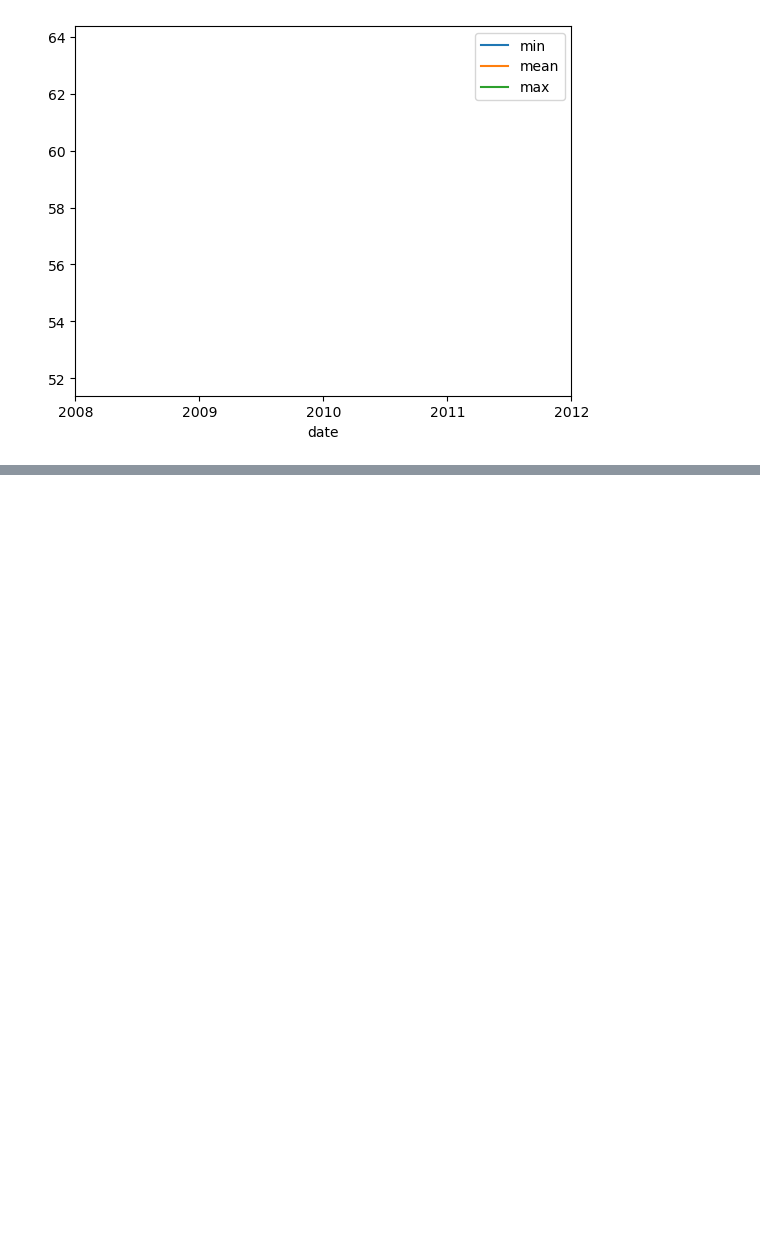
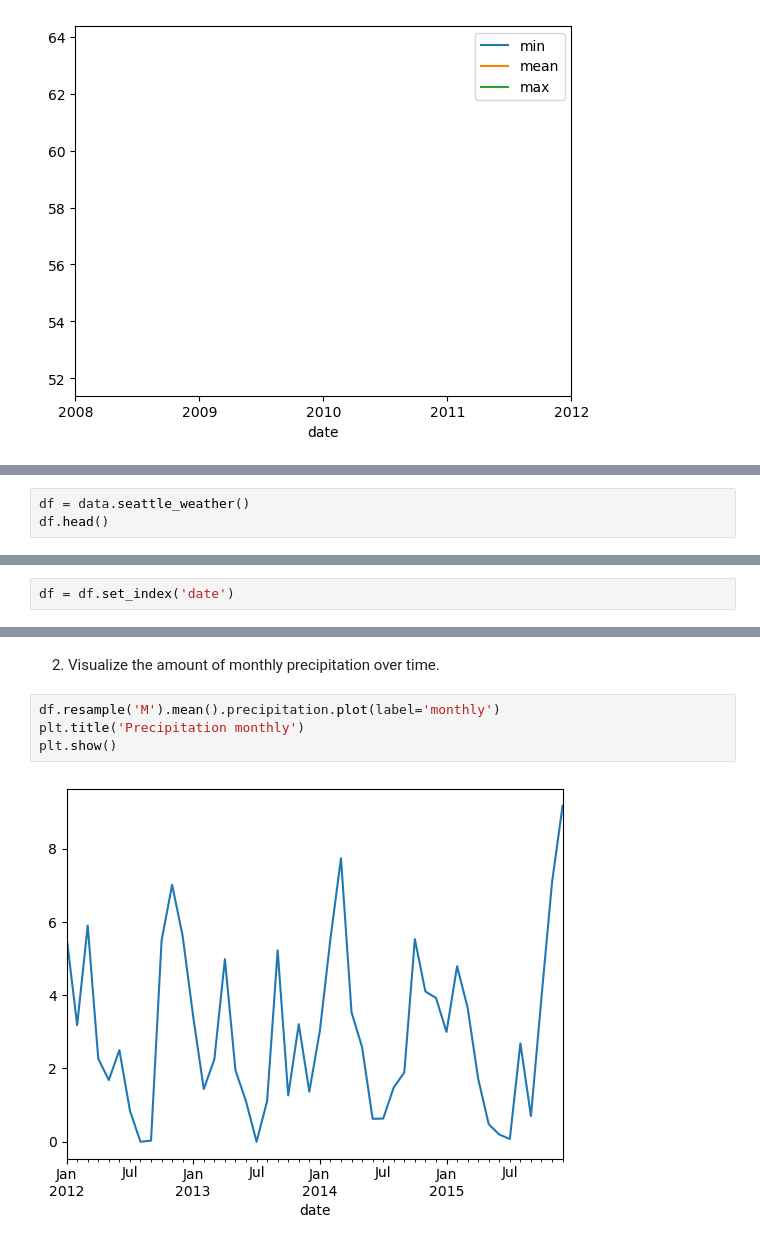
Before and after one commit to Keila-Camarillo/time_series_exercises, a Jupyter notebook: time_series.ipynb, the cells around one changed output, grey strips where cells are left out. Cells and saved outputs as stored; diff of their text form; blank space fills up the shorter version.

```diff
--- a/time_series.ipynb
+++ b/time_series.ipynb
@@ -168,0 +178,3 @@ plt.show()
+# %%
+df = data.seattle_weather()
+df.head()
@@ -168,0 +188,2 @@ plt.show()
+# %%
+df = df.set_index('date')
@@ -168,0 +196,8 @@ plt.show()
+# %% [markdown]
+2. Visualize the amount of monthly precipitation over time.
+# %%
+df.resample('M').mean().precipitation.plot(label='monthly')
+plt.title('Precipitation monthly')
+plt.show()
+# %% [output]
+[figure, added]
```
Also changed, not shown: parts of 13 cells of this notebook.
